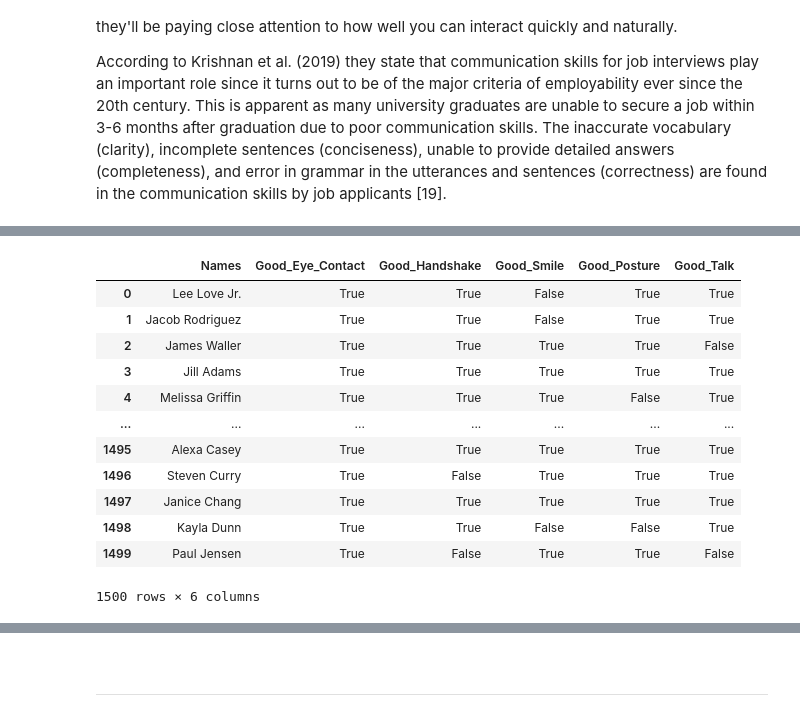
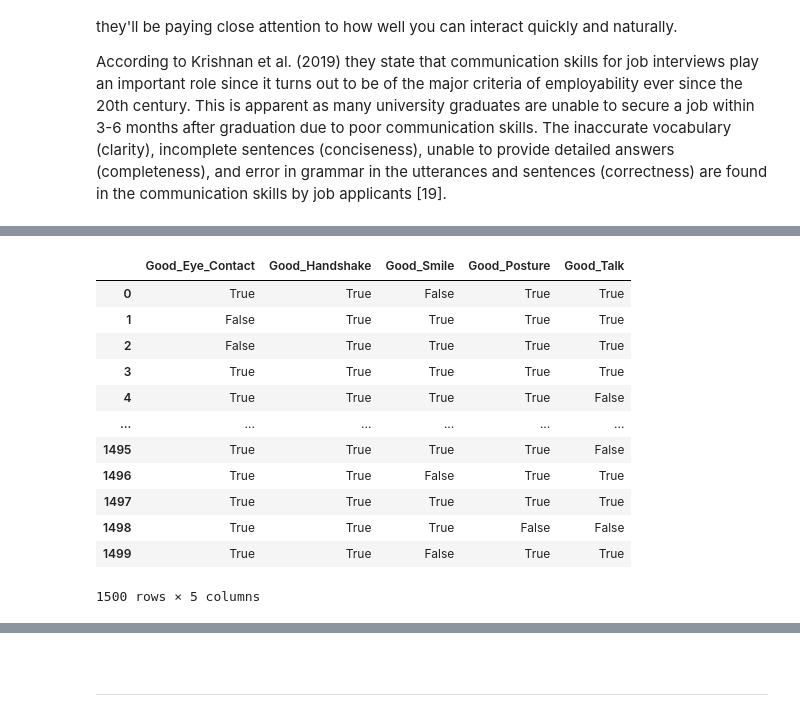
Before and after one commit to Deego88/Programming_for_Data_Analysis_Project_2020, a Jupyter notebook: Programming_for_Data_Analysis_Project_2020.ipynb, the cells around one changed output, grey strips where cells are left out. Cells and saved outputs as stored; diff of their text form; code cells hidden in the pictures.

```diff
--- a/Programming_for_Data_Analysis_Project_2020.ipynb
+++ b/Programming_for_Data_Analysis_Project_2020.ipynb
@@ -390,10 +391,11 @@ Dokko, Wilk and Rothbard (2009) stated that u on examining the employers want fo
 From these 3 sources a good estimation I would consider for applicants to have desired levels of experience would be 66% or two thirds of the total applicants applying for the job. That is to say that one third of applicants do not meet the ideal levels of relevant job experience for the said position.
 # %%
 # Create a binary list of experience - either yes or no
-Experience = [True, False]
+Experience = ["None", "Some_Experience", "Adequate_Experience", "Very_Experienced"]
 
-# Create experience variable that randomly picks 67% True (has experience) and 33% false (doesn't have Experience)
-Experience = np.random.choice (Experience, 1500, p=[0.67, 0.33])
+# 66% of choices will have adequate levels of job experience as per ref [7, 8 & 9]
+# Store in variable Experience with various probabilities- 12%, 22%, 50% & 16%.
+Experience = np.random.choice (Experience, 1500, p=[0.12, 0.22, 0.50, 0.16])
 
 Experience
 # %% [output]
@@ -813,21 +847,21 @@ df_Names
 # good eye contact, a good handshake, a good smile and good mall talk.
 # %%
 # Select relevant rows to  First Impression Variable
-df_Names[["Names", "Good_Eye_Contact","Good_Handshake", "Good_Smile", "Good_Posture", "Good_Talk"]]
+df_Names[["Good_Eye_Contact","Good_Handshake", "Good_Smile", "Good_Posture", "Good_Talk"]]
 # %% [output]
-|  | Names | Good_Eye_Contact | Good_Handshake | Good_Smile | Good_Posture | Good_Talk |
-| 0 | Lee Love Jr. | True | True | False | True | True |
-| 1 | Jacob Rodriguez | True | True | False | True | True |
-| 2 | James Waller | True | True | True | True | False |
-| 3 | Jill Adams | True | True | True | True | True |
-| 4 | Melissa Griffin | True | True | True | False | True |
-| ... | ... | ... | ... | ... | ... | ... |
-| 1495 | Alexa Casey | True | True | True | True | True |
-| 1496 | Steven Curry | True | False | True | True | True |
-| 1497 | Janice Chang | True | True | True | True | True |
-| 1498 | Kayla Dunn | True | True | False | False | True |
-| 1499 | Paul Jensen | True | False | True | True | False |
+|  | Good_Eye_Contact | Good_Handshake | Good_Smile | Good_Posture | Good_Talk |
+| 0 | True | True | False | True | True |
+| 1 | False | True | True | True | True |
+| 2 | False | True | True | True | True |
+| 3 | True | True | True | True | True |
+| 4 | True | True | True | True | False |
+| ... | ... | ... | ... | ... | ... |
+| 1495 | True | True | True | True | False |
+| 1496 | True | True | False | True | True |
+| 1497 | True | True | True | True | True |
+| 1498 | True | True | True | False | False |
+| 1499 | True | True | False | True | True |
-1500 rows × 6 columns
+1500 rows × 5 columns
 # %%
 # Create and attach a column with an index. Include all relevant First_Impression True/False Values (5 Variables) /
 # Add the true values (out of 5, 5 being the top score) are added up and preseneted under the "First_Impressions_Score" Column.
```
Also changed, not shown: parts of 63 cells of this notebook, 2 other files.
